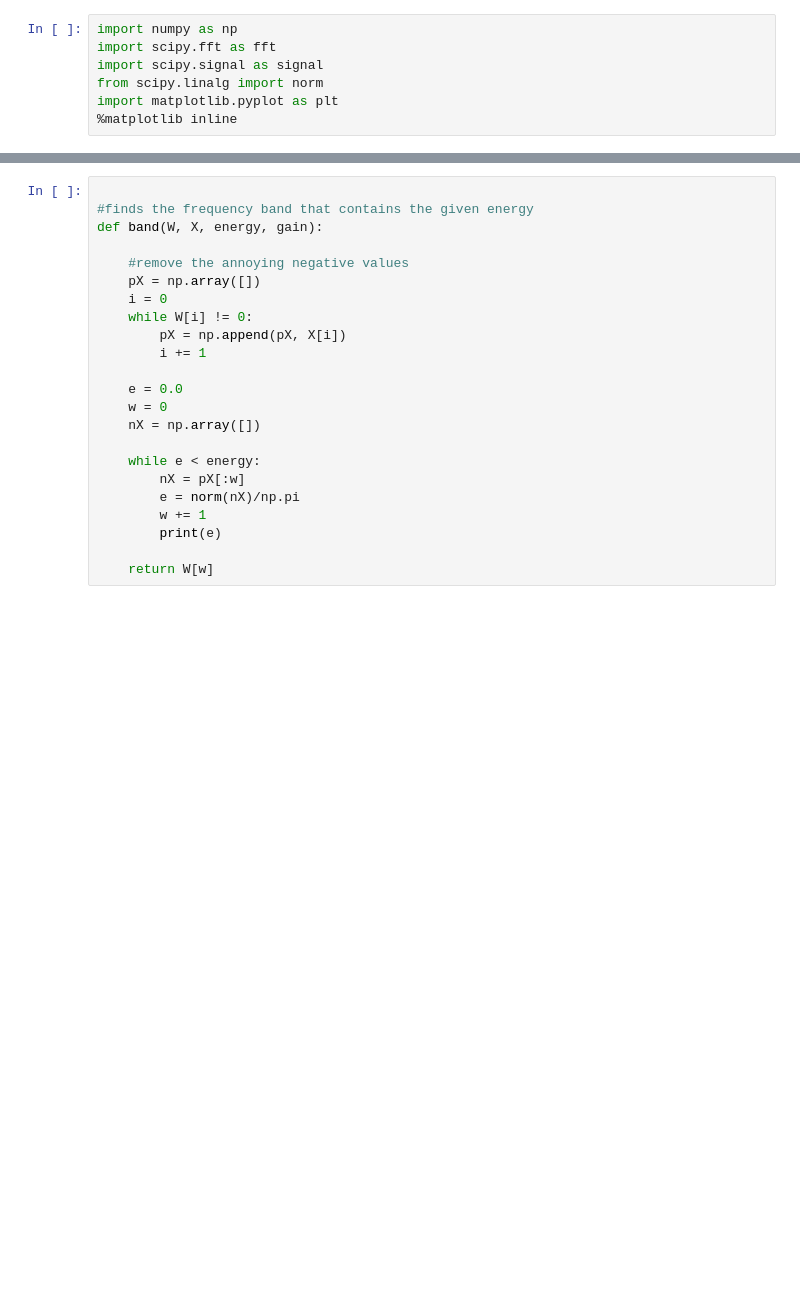
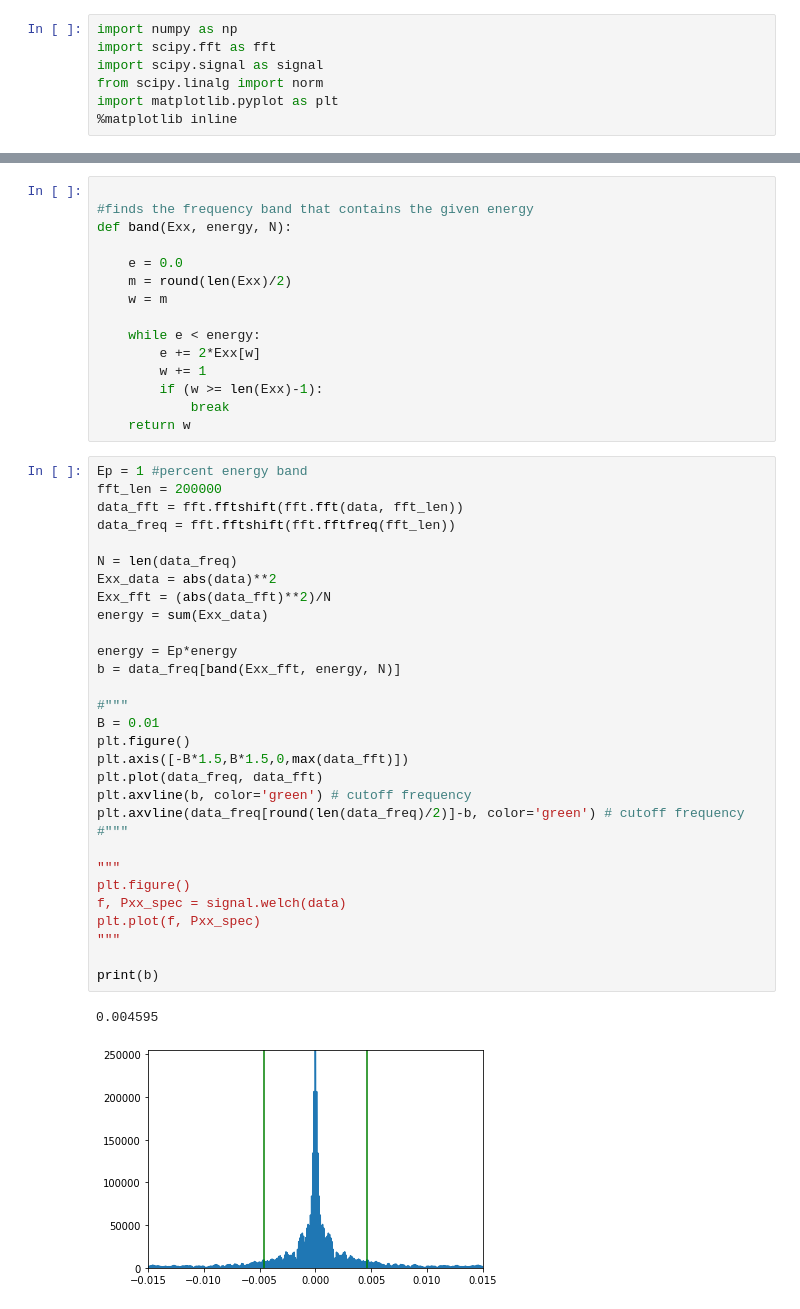
Before and after one commit to yassinkortam/ma_analysis, a Jupyter notebook: ma_analysis.ipynb, the cells around one changed output, grey strips where cells are left out. Saved outputs shown, nothing was run; the diff lists cells and outputs as text; blank space fills up the shorter version.

Commit message:
fixed energy calculations

```diff
--- a/ma_analysis.ipynb
+++ b/ma_analysis.ipynb
@@ -29,24 +30,49 @@ plt.plot(data)
 # %%
 
 #finds the frequency band that contains the given energy
-def band(W, X, energy, gain):
-
-    #remove the annoying negative values
-    pX = np.array([])
-    i = 0
-    while W[i] != 0:
-        pX = np.append(pX, X[i])
-        i += 1
+def band(Exx, energy, N):
 
     e = 0.0
-    w = 0
-    nX = np.array([])
+    m = round(len(Exx)/2)
+    w = m
 
     while e < energy:
-        nX = pX[:w]
-        e = norm(nX)/np.pi
+        e += 2*Exx[w]
         w += 1
-        print(e)
-
-    return W[w]
+        if (w >= len(Exx)-1):
+            break
+    return w
+# %%
+Ep = 1 #percent energy band
+fft_len = 200000
+data_fft = fft.fftshift(fft.fft(data, fft_len))
+data_freq = fft.fftshift(fft.fftfreq(fft_len))
+
+N = len(data_freq)
+Exx_data = abs(data)**2
+Exx_fft = (abs(data_fft)**2)/N
+energy = sum(Exx_data)
+
+energy = Ep*energy
+b = data_freq[band(Exx_fft, energy, N)]
+
+#"""
+B = 0.01
+plt.figure()
+plt.axis([-B*1.5,B*1.5,0,max(data_fft)])
+plt.plot(data_freq, data_fft)
+plt.axvline(b, color='green') # cutoff frequency
+plt.axvline(data_freq[round(len(data_freq)/2)]-b, color='green') # cutoff frequency
+#"""
+
+"""
+plt.figure()
+f, Pxx_spec = signal.welch(data)
+plt.plot(f, Pxx_spec)
+"""
+
+print(b)
+# %% [output]
+0.004595
+[figure, added]
 # %%
```
Also changed, not shown: parts of 7 cells of this notebook.
